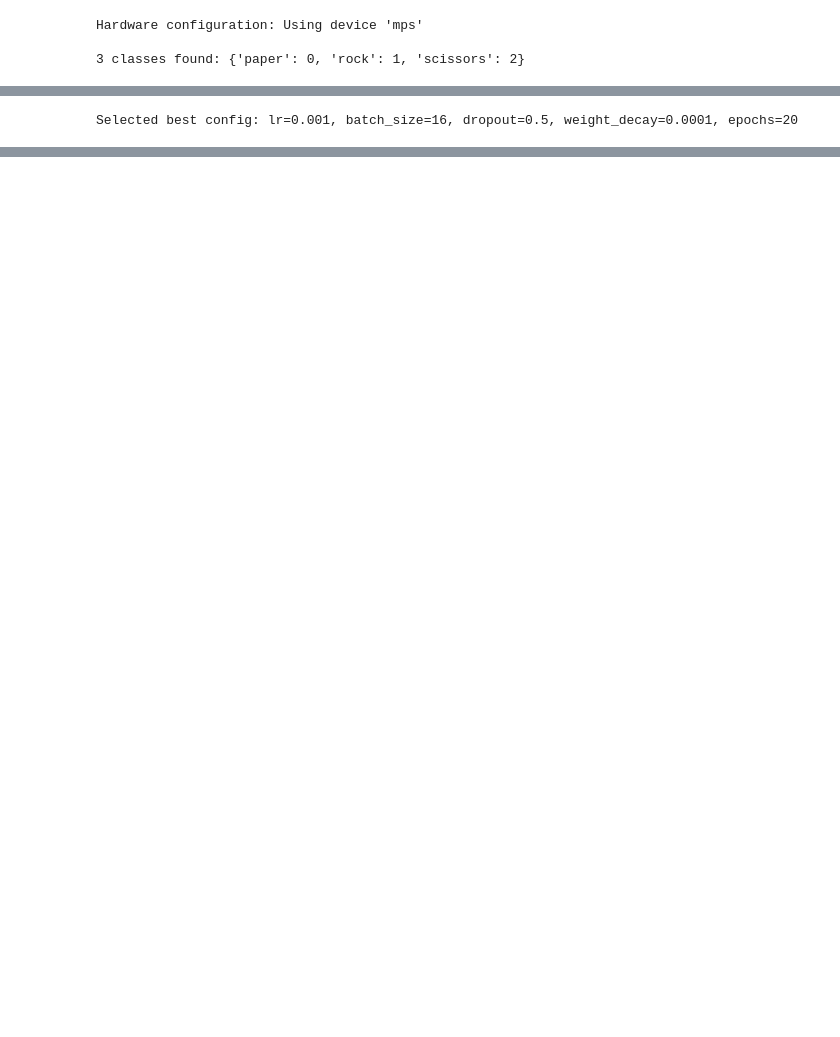
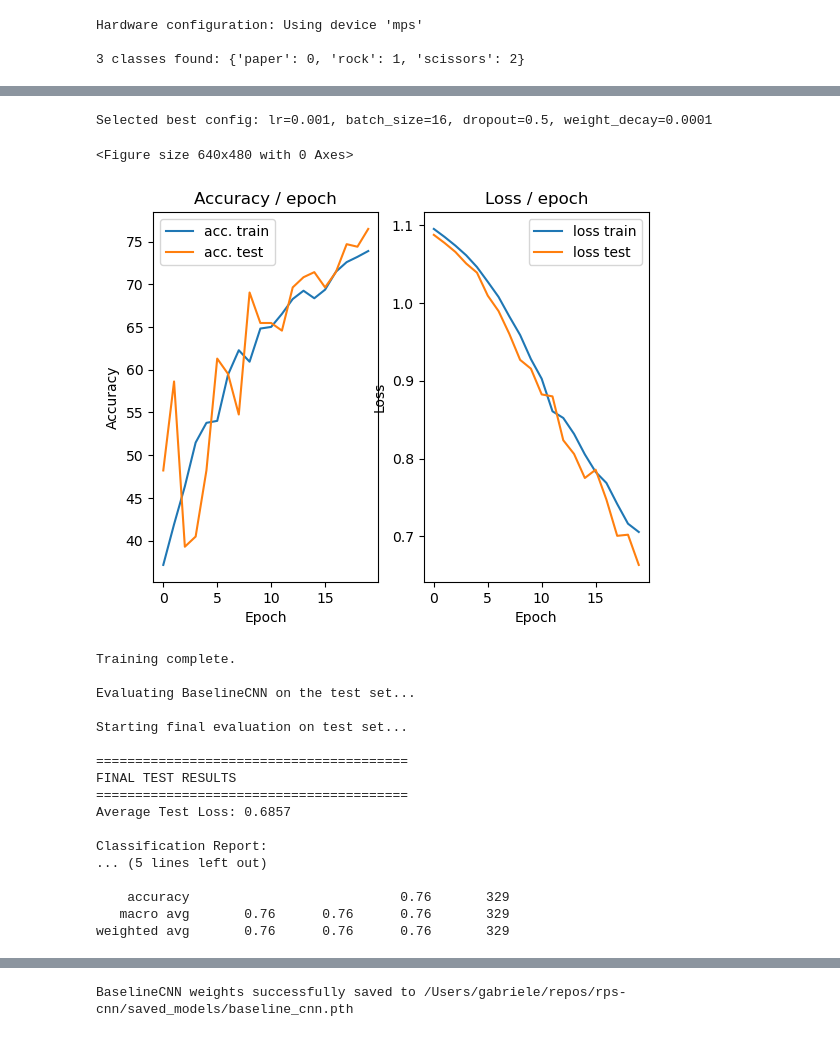
Before and after one commit to gabrieelsky/rps-cnn, a Jupyter notebook: main.ipynb, the cells around one changed output, grey strips where cells are left out. Drawn from its saved outputs; the diff is of its cells as text; code cells hidden in the pictures; blank space fills up the shorter version.

Commit message:
Add cells to run the three models separately

```diff
--- a/main.ipynb
+++ b/main.ipynb
@@ -101,6 +71,59 @@ best_dropout = float(best_config.get('dropout_rate', 0.0))
 best_weight_decay = float(best_config.get('weight_decay', 0.0))
 best_epochs = int(best_config.get('epochs', 5))
 final_epochs = 20  # Train longer for the final run
-print(f"Selected best config: lr={best_lr}, batch_size={best_batch_size}, dropout={best_dropout}, weight_decay={best_weight_decay}, epochs={best_epochs}")
+print(f"Selected best config: lr={best_lr}, batch_size={best_batch_size}, dropout={best_dropout}, weight_decay={best_weight_decay}")
 # %% [output]
-Selected best config: lr=0.001, batch_size=16, dropout=0.5, weight_decay=0.0001, epochs=20
+Selected best config: lr=0.001, batch_size=16, dropout=0.5, weight_decay=0.0001
+# %%
+train_loader, val_loader, test_loader, _ = create_dataloaders(RAW_DATA_DIR, batch_size=best_batch_size)
+
+model = BaselineCNN(num_classes=num_classes, input_shape=(3, IMG_HEIGHT, IMG_WIDTH)).to(device)
+criterion = nn.CrossEntropyLoss()
+optimizer = torch.optim.SGD(model.parameters(), lr=best_lr, weight_decay=best_weight_decay)
+
+print(f"\nStarting BaselineCNN training with the best parameters...")
+
+model, history = train_model(
+    model=model,
+    train_loader=train_loader,
+    val_loader=val_loader,
+    criterion=criterion,
+    optimizer=optimizer,
+    device=device,
+    num_epochs=final_epochs,
+    patience=5,
+    min_delta=1e-4
+)
+
+print("\nEvaluating BaselineCNN on the test set...")
+test_loss, all_preds, all_labels = evaluate_model(
+    model=model,
+    test_loader=test_loader,
+    criterion=criterion,
+    device=device,
+    class_mapping=class_mapping,
+)
+
+save_path = os.path.join(MODELS_DIR, "baseline_cnn.pth")
+torch.save(model.state_dict(), save_path)
+print(f"\nBaselineCNN weights successfully saved to {save_path}")
+# %% [output]
+<Figure size 640x480 with 0 Axes>
+[figure, added]
+Training complete.
+
+Evaluating BaselineCNN on the test set...
+
+Starting final evaluation on test set...
+
+========================================
+FINAL TEST RESULTS
+========================================
+Average Test Loss: 0.6857
+
+Classification Report:
+... (5 lines left out)
+
+    accuracy                           0.76       329
+   macro avg       0.76      0.76      0.76       329
+weighted avg       0.76      0.76      0.76       329
@@ -106,0 +131 @@ Selected best config: lr=0.001, batch_size=16, dropout=0.5, weight_decay=0.0001,
+BaselineCNN weights successfully saved to /Users/gabriele/repos/rps-cnn/saved_models/baseline_cnn.pth
```
Also changed, not shown: parts of 6 cells of this notebook.
